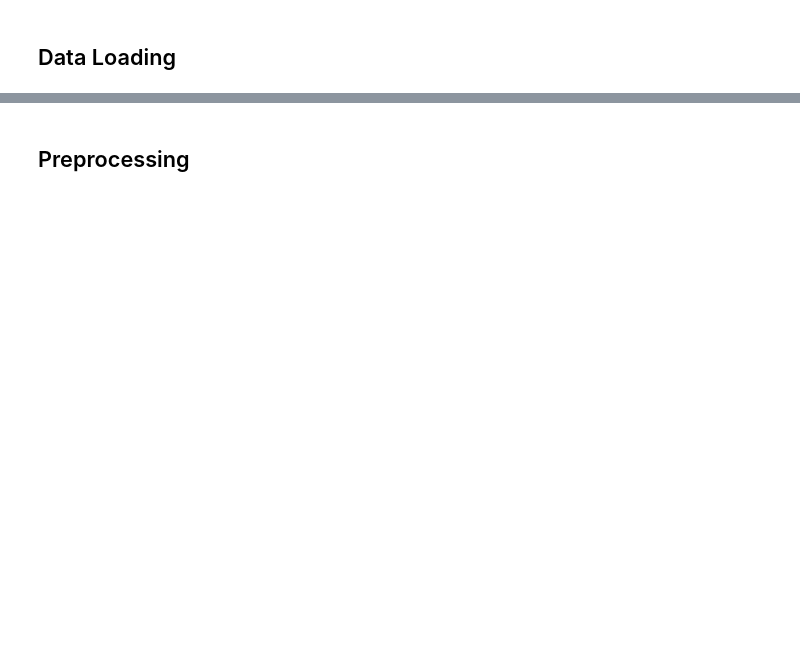
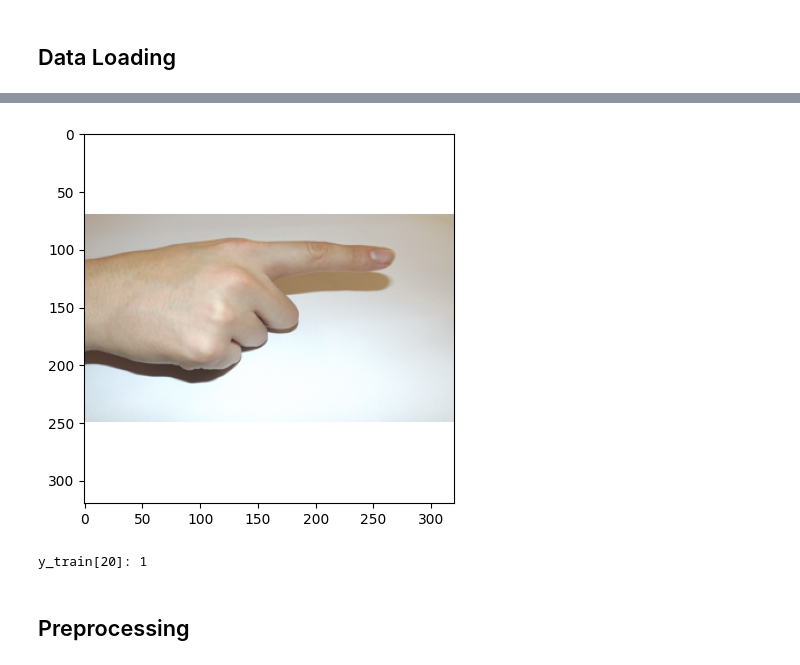
Before and after one commit to MostafaAshraf98/Project-Pattern-Recognition, a Jupyter notebook: main.ipynb, the cells around one changed output, grey strips where cells are left out. Saved outputs shown, nothing was run; the diff lists cells and outputs as text; code cells hidden in the pictures; blank space fills up the shorter version.

```diff
--- a/main.ipynb
+++ b/main.ipynb
@@ -35,3 +52,11 @@ print(f"y_val shape: {y_val.shape}")
+# %%
+index = 20
+plt.imshow(x_train[index])
+plt.show()
+print(f"y_train[{index}]: {y_train[index]}")
+# %% [output]
+[figure, added]
+y_train[20]: 1
 # %% [markdown]
 ## Preprocessing
 # %%
```
Also changed, not shown: parts of 35 cells of this notebook, 3 other files.
